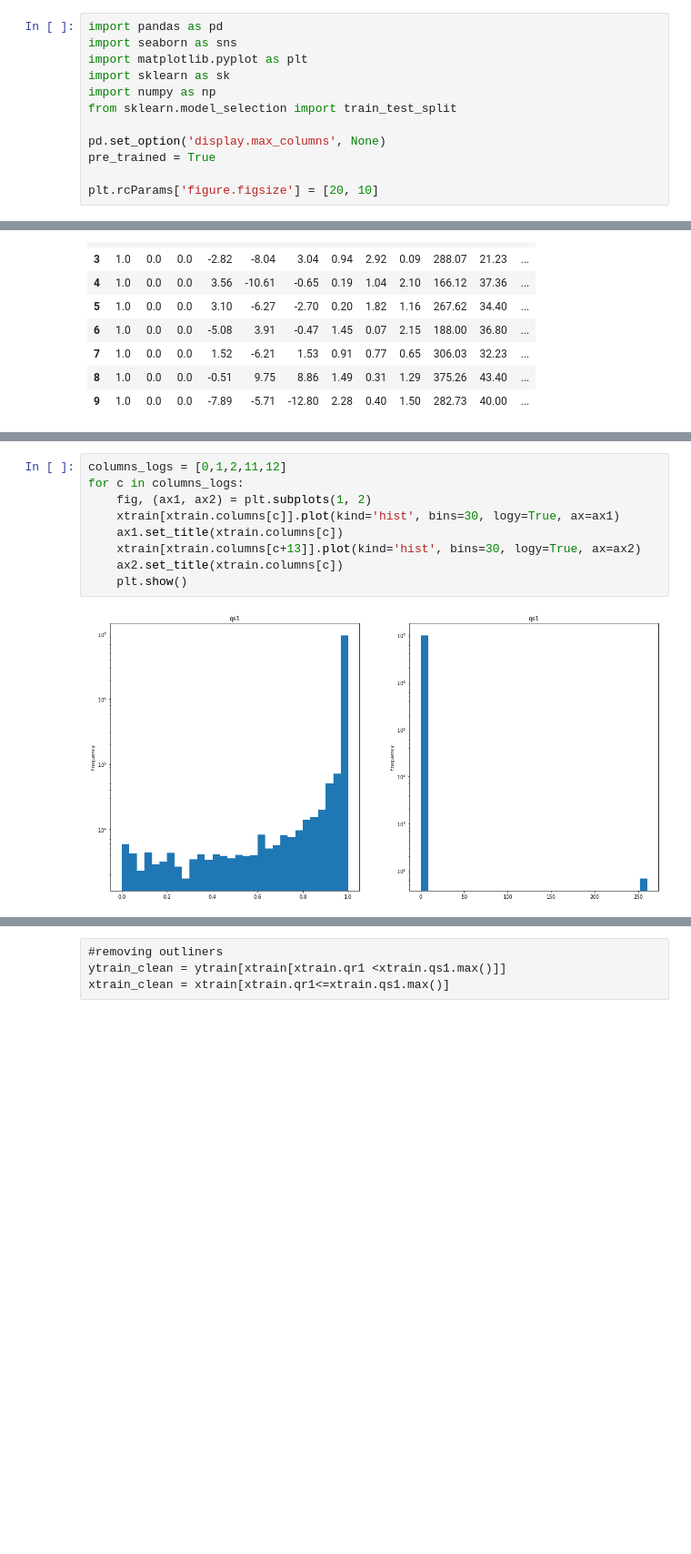
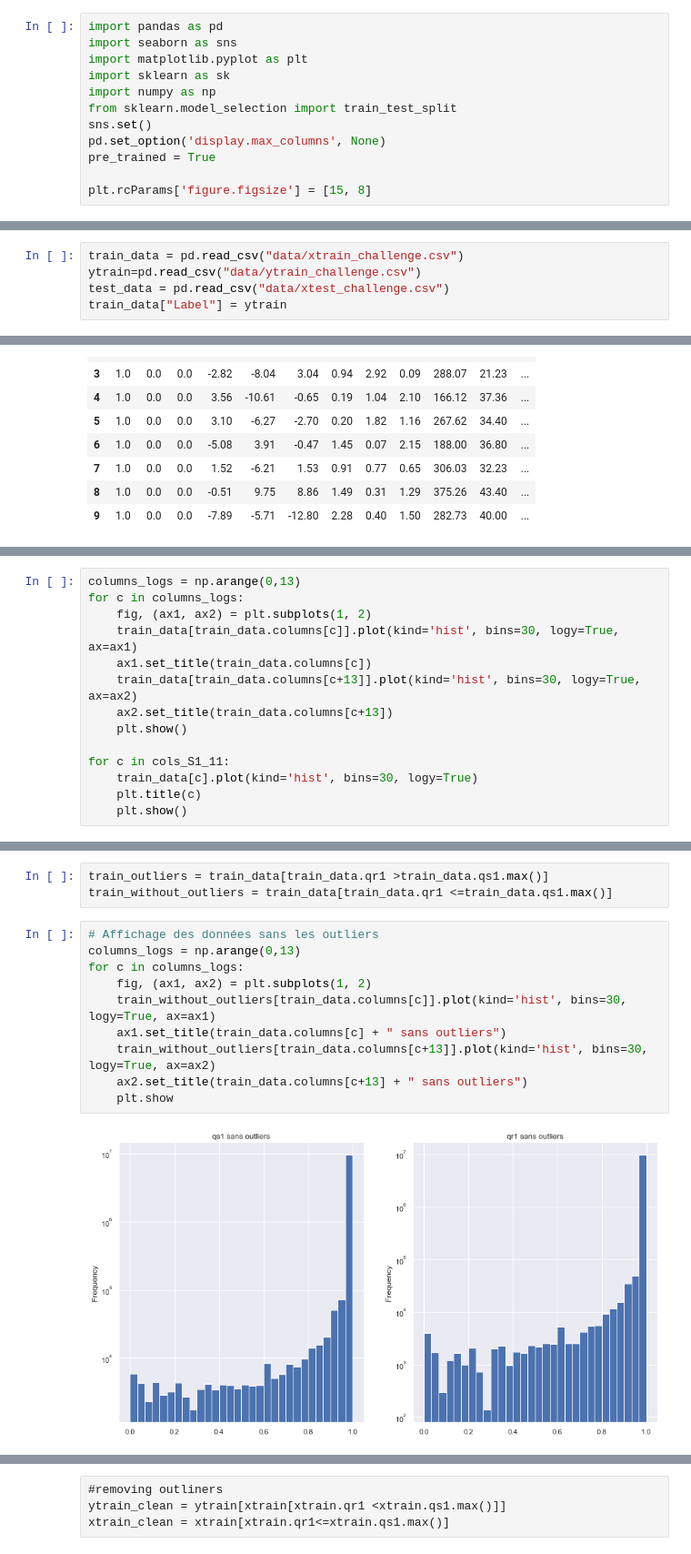
Before and after one commit to Martinez-TAD/MDI343_Challenge, a Jupyter notebook: FeatureAnalysis.ipynb, the cells around one changed output, grey strips where cells are left out. Shown at 91% size. Saved outputs shown, nothing was run; the diff lists cells and outputs as text; blank space fills up the shorter version.

```diff
--- a/FeatureAnalysis.ipynb
+++ b/FeatureAnalysis.ipynb
@@ -5,10 +5,10 @@ import matplotlib.pyplot as plt
 import sklearn as sk
 import numpy as np
 from sklearn.model_selection import train_test_split
-
+sns.set()
 pd.set_option('display.max_columns', None)
 pre_trained = True
 
-plt.rcParams['figure.figsize'] = [20, 10]
+plt.rcParams['figure.figsize'] = [15, 8]
 # %% [markdown]
 # Feature Analysis
@@ -68,0 +19,5 @@ means = train_data.mean(axis=0)
+# %%
+train_data = pd.read_csv("data/xtrain_challenge.csv")
+ytrain=pd.read_csv("data/ytrain_challenge.csv")
+test_data = pd.read_csv("data/xtest_challenge.csv")
+train_data["Label"] = ytrain
@@ -84,0 +45,14 @@ train_data.head(10)
+# %%
+columns_logs = np.arange(0,13)
+for c in columns_logs:
+    fig, (ax1, ax2) = plt.subplots(1, 2)
+    train_data[train_data.columns[c]].plot(kind='hist', bins=30, logy=True, ax=ax1)
+    ax1.set_title(train_data.columns[c])
+    train_data[train_data.columns[c+13]].plot(kind='hist', bins=30, logy=True, ax=ax2)
+    ax2.set_title(train_data.columns[c+13])
+    plt.show()
+
+for c in cols_S1_11:
+    train_data[c].plot(kind='hist', bins=30, logy=True)
+    plt.title(c)
+    plt.show()
@@ -85,11 +81,15 @@ train_data.head(10)
+# %%
+train_outliers = train_data[train_data.qr1 >train_data.qs1.max()]
+train_without_outliers = train_data[train_data.qr1 <=train_data.qs1.max()]
 # %%
-columns_logs = [0,1,2,11,12]
+# Affichage des données sans les outliers
+columns_logs = np.arange(0,13)
 for c in columns_logs:
     fig, (ax1, ax2) = plt.subplots(1, 2)
-    xtrain[xtrain.columns[c]].plot(kind='hist', bins=30, logy=True, ax=ax1)
-    ax1.set_title(xtrain.columns[c])
-    xtrain[xtrain.columns[c+13]].plot(kind='hist', bins=30, logy=True, ax=ax2)
-    ax2.set_title(xtrain.columns[c])
-    plt.show()
+    train_without_outliers[train_data.columns[c]].plot(kind='hist', bins=30, logy=True, ax=ax1)
+    ax1.set_title(train_data.columns[c] + " sans outliers")
+    train_without_outliers[train_data.columns[c+13]].plot(kind='hist', bins=30, logy=True, ax=ax2)
+    ax2.set_title(train_data.columns[c+13] + " sans outliers")
+    plt.show
 # %% [output]
-[figure, old version]
+[figure, new version]
```
Also changed, not shown: parts of 114 cells of this notebook.
